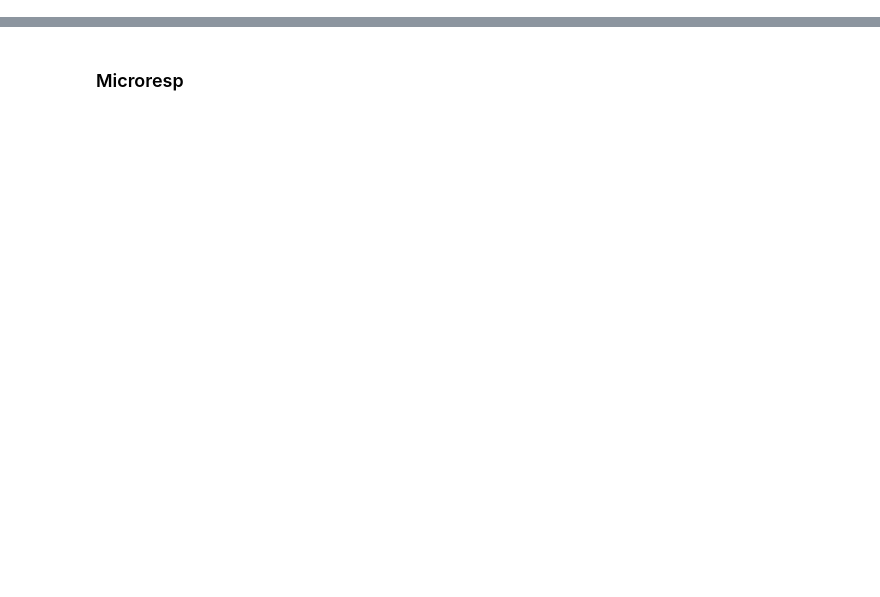
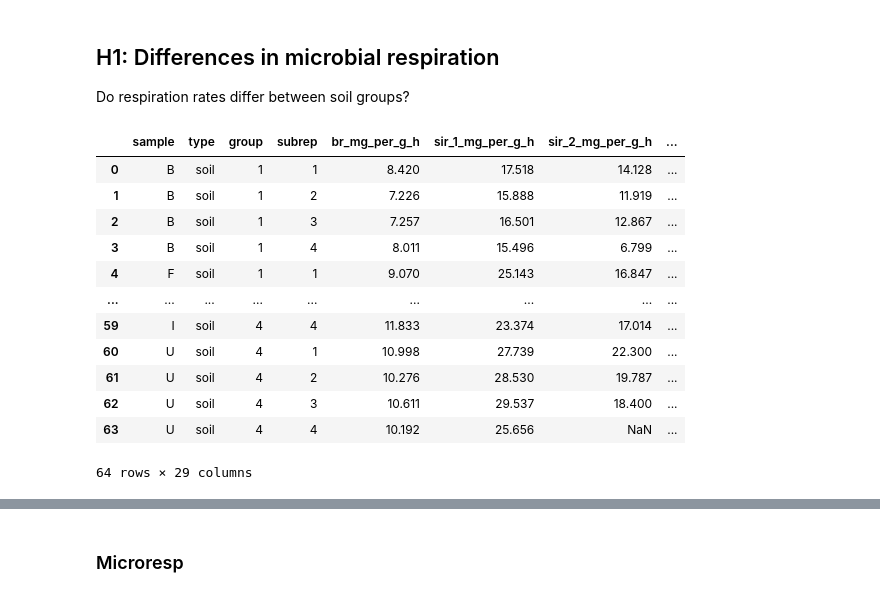
Before and after one commit to danielsehr/GEO6, a Jupyter notebook: src/geo6/main.ipynb, the cells around one changed output, grey strips where cells are left out. Drawn from its saved outputs; the diff is of its cells as text; code cells hidden in the pictures; blank space fills up the shorter version.

```diff
--- a/src/geo6/main.ipynb
+++ b/src/geo6/main.ipynb
@@ -17,3 +16,6 @@ from geo6.config import Config
 config = Config()
 # %%
 data = load_data()
+# %% [markdown]
+## H1: Differences in microbial respiration
+Do respiration rates differ between soil groups?
@@ -19,0 +24,17 @@ data = load_data()
+# %%
+microresp = data.microresp
+display(microresp)
+# %% [output]
+|  | sample | type | group | subrep | br_mg_per_g_h | sir_1_mg_per_g_h | sir_2_mg_per_g_h | ... |
+| 0 | B | soil | 1 | 1 | 8.420 | 17.518 | 14.128 | ... |
+| 1 | B | soil | 1 | 2 | 7.226 | 15.888 | 11.919 | ... |
+| 2 | B | soil | 1 | 3 | 7.257 | 16.501 | 12.867 | ... |
+| 3 | B | soil | 1 | 4 | 8.011 | 15.496 | 6.799 | ... |
+| 4 | F | soil | 1 | 1 | 9.070 | 25.143 | 16.847 | ... |
+| ... | ... | ... | ... | ... | ... | ... | ... | ... |
+| 59 | I | soil | 4 | 4 | 11.833 | 23.374 | 17.014 | ... |
+| 60 | U | soil | 4 | 1 | 10.998 | 27.739 | 22.300 | ... |
+| 61 | U | soil | 4 | 2 | 10.276 | 28.530 | 19.787 | ... |
+| 62 | U | soil | 4 | 3 | 10.611 | 29.537 | 18.400 | ... |
+| 63 | U | soil | 4 | 4 | 10.192 | 25.656 | NaN | ... |
+64 rows × 29 columns
```
Also changed, not shown: parts of 16 cells of this notebook, 3 other files.
